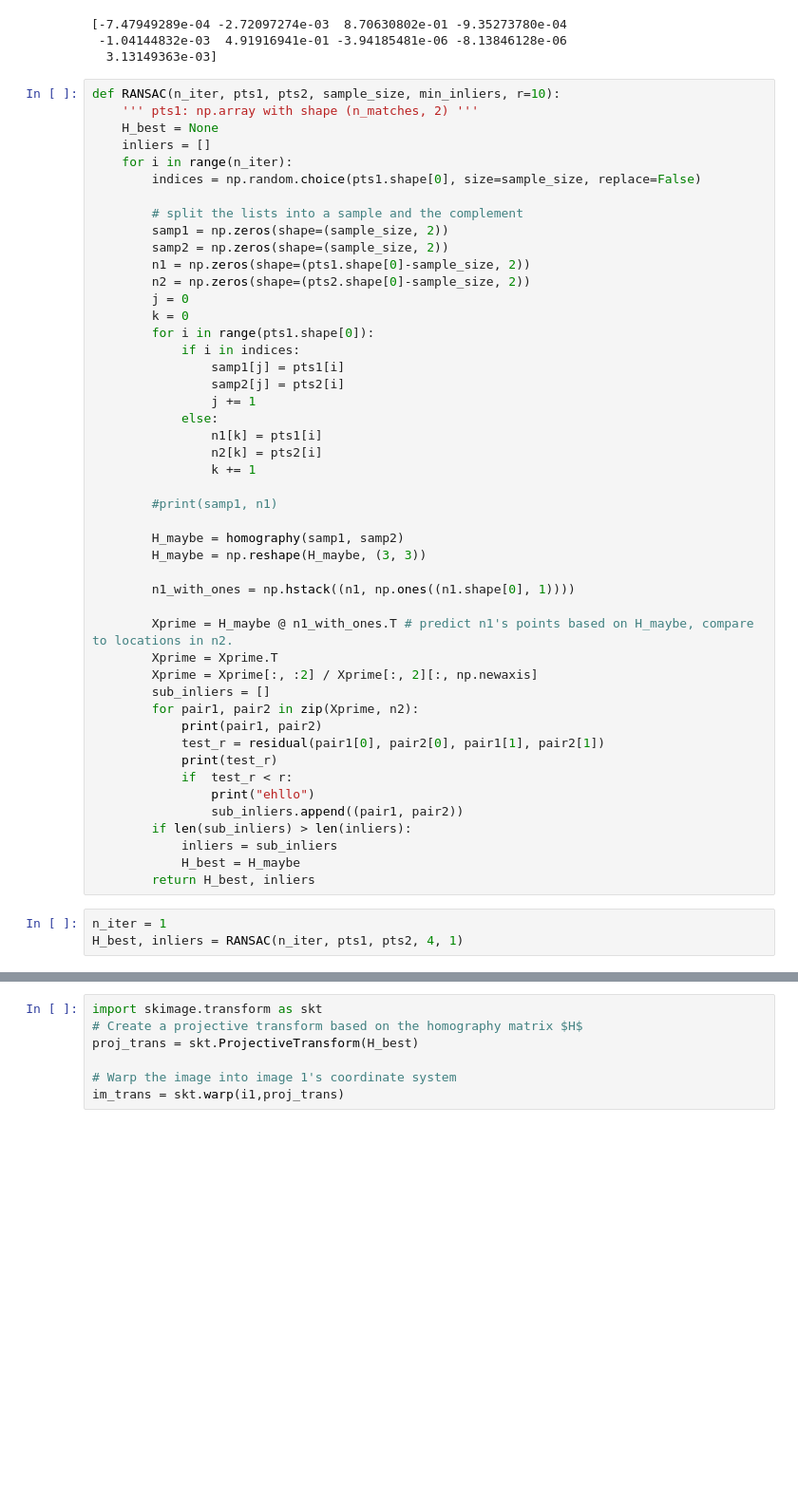
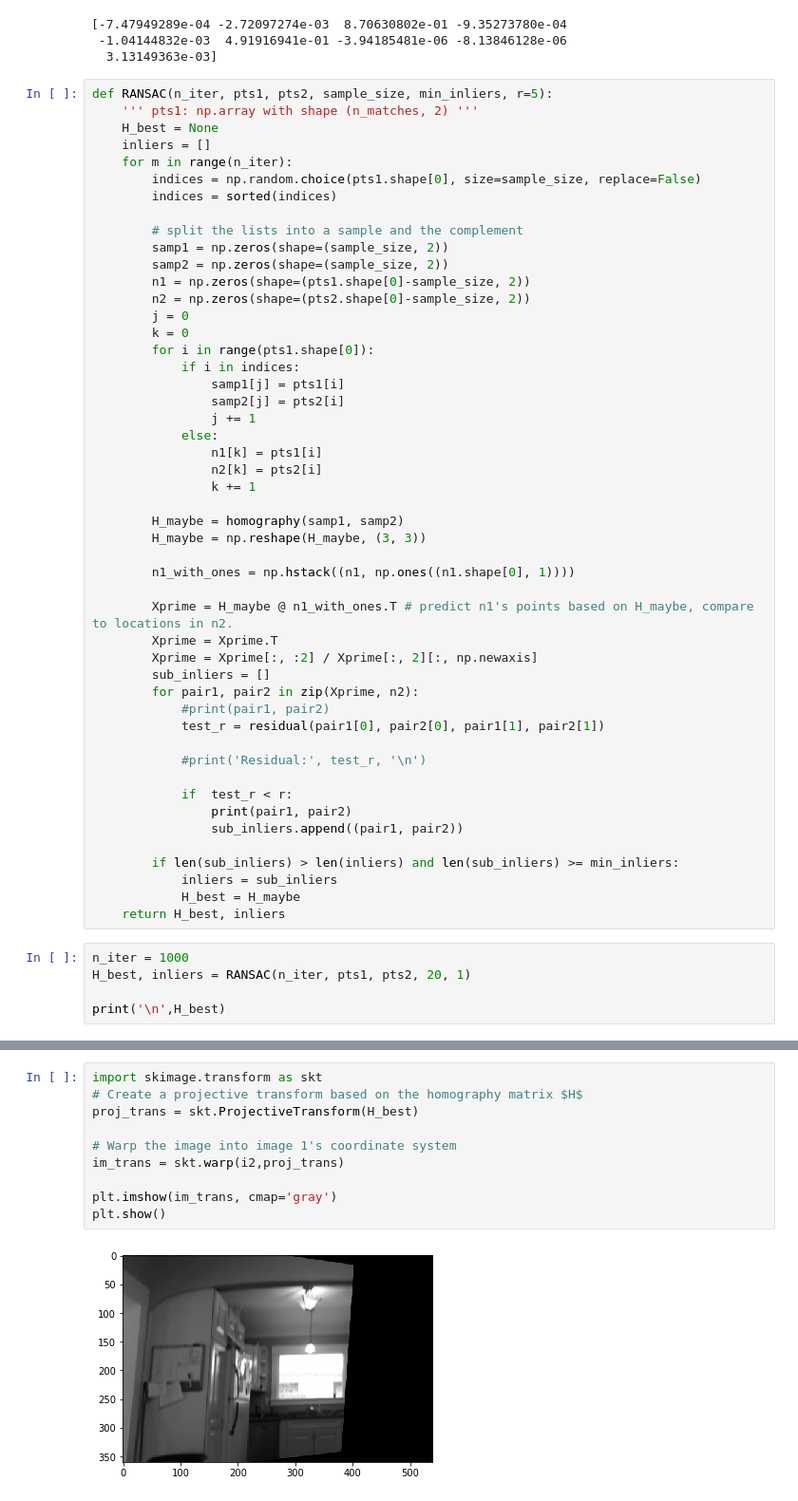
Before and after one commit to colligant/project2-solution, a Jupyter notebook: project2_solution.ipynb, the cells around one changed output, grey strips where cells are left out. Shown at 95% size. Cells and saved outputs as stored; diff of their text form; blank space fills up the shorter version.

```diff
--- a/project2_solution.ipynb
+++ b/project2_solution.ipynb
@@ -68,12 +68,13 @@ print(H_test)
  -1.04144832e-03  4.91916941e-01 -3.94185481e-06 -8.13846128e-06
   3.13149363e-03]
 # %%
-def RANSAC(n_iter, pts1, pts2, sample_size, min_inliers, r=10):
+def RANSAC(n_iter, pts1, pts2, sample_size, min_inliers, r=5):
     ''' pts1: np.array with shape (n_matches, 2) '''
     H_best = None
     inliers = []
-    for i in range(n_iter):
+    for m in range(n_iter):
         indices = np.random.choice(pts1.shape[0], size=sample_size, replace=False)
+        indices = sorted(indices)
 
         # split the lists into a sample and the complement
         samp1 = np.zeros(shape=(sample_size, 2))
@@ -92,8 +93,6 @@ def RANSAC(n_iter, pts1, pts2, sample_size, min_inliers, r=10):
                 n2[k] = pts2[i]
                 k += 1
 
-        #print(samp1, n1)
-
         H_maybe = homography(samp1, samp2)
         H_maybe = np.reshape(H_maybe, (3, 3))
 
@@ -104,17 +103,22 @@ def RANSAC(n_iter, pts1, pts2, sample_size, min_inliers, r=10):
         Xprime = Xprime[:, :2] / Xprime[:, 2][:, np.newaxis]
         sub_inliers = []
         for pair1, pair2 in zip(Xprime, n2):
-            print(pair1, pair2)
+            #print(pair1, pair2)
             test_r = residual(pair1[0], pair2[0], pair1[1], pair2[1])
-            print(test_r)
+
+            #print('Residual:', test_r, '\n')
+
             if  test_r < r:
-                print("ehllo")
+                print(pair1, pair2)
                 sub_inliers.append((pair1, pair2))
-        if len(sub_inliers) > len(inliers):
+
+        if len(sub_inliers) > len(inliers) and len(sub_inliers) >= min_inliers:
             inliers = sub_inliers
             H_best = H_maybe
-        return H_best, inliers
+    return H_best, inliers
 # %%
-n_iter = 1
-H_best, inliers = RANSAC(n_iter, pts1, pts2, 4, 1)
+n_iter = 1000
+H_best, inliers = RANSAC(n_iter, pts1, pts2, 20, 1)
+
+print('\n',H_best)
 # %% [output]
@@ -144,7 +142,12 @@ print(H_best)
 # %%
 import skimage.transform as skt
 # Create a projective transform based on the homography matrix $H$
 proj_trans = skt.ProjectiveTransform(H_best)
 
 # Warp the image into image 1's coordinate system
-im_trans = skt.warp(i1,proj_trans)
+im_trans = skt.warp(i2,proj_trans)
+
+plt.imshow(im_trans, cmap='gray')
+plt.show()
+# %% [output]
+[figure, added]
```
Also changed, not shown: parts of 3 cells of this notebook.
